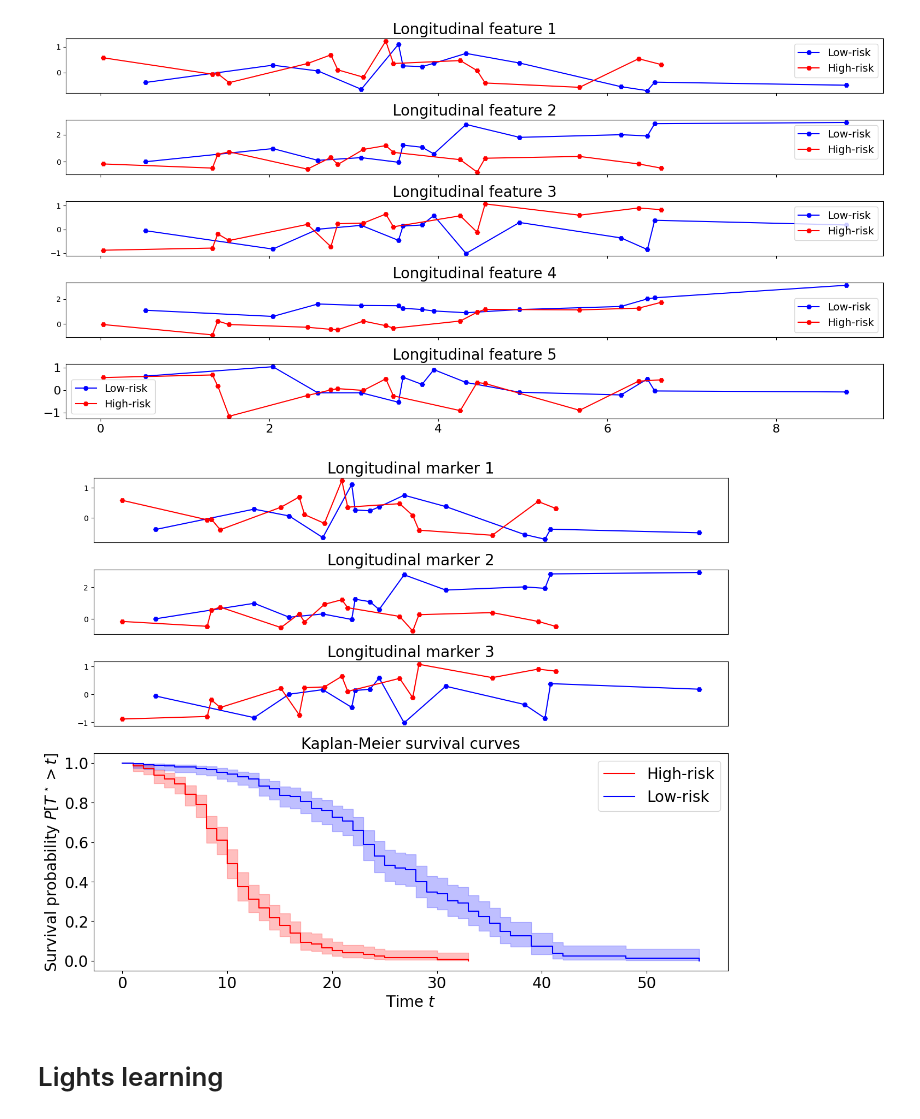
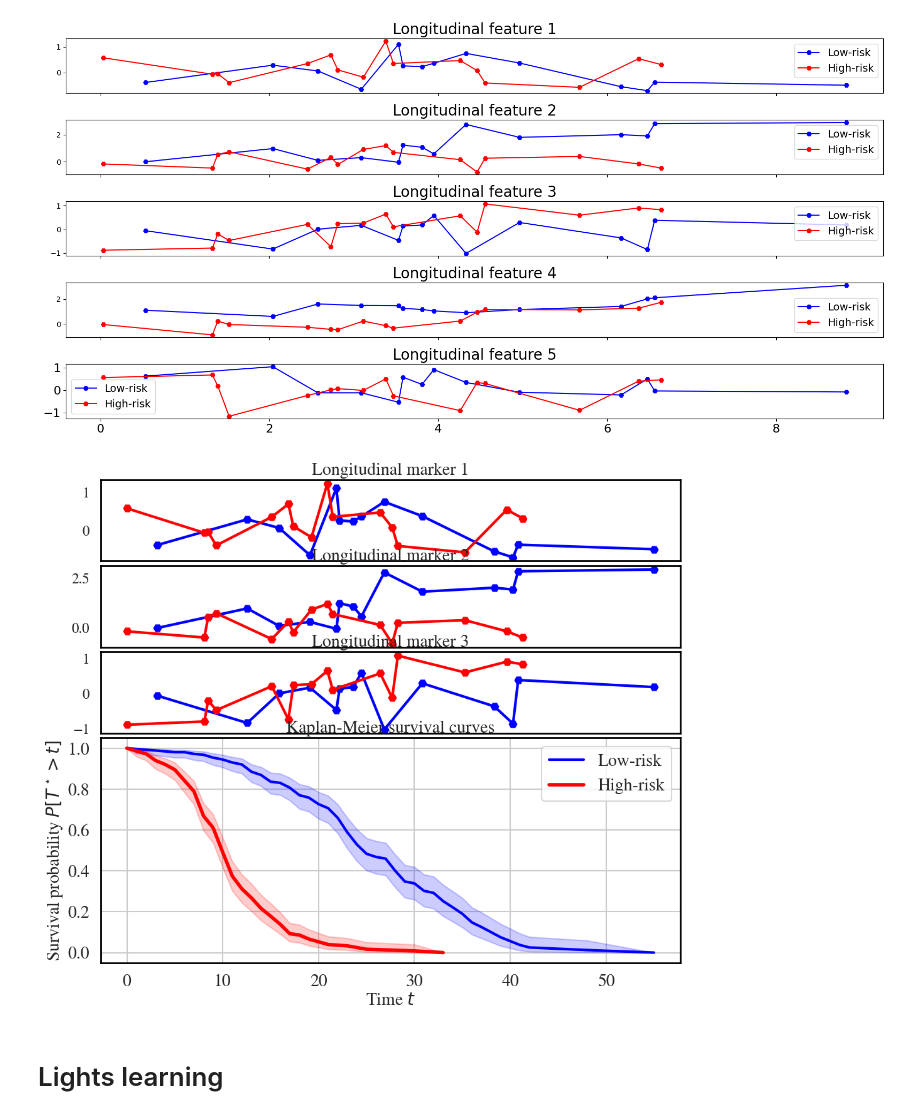
Before and after one commit to Califrais/flash, a Jupyter notebook: FLASH tutorial.ipynb, the cells around one changed output. Cells and saved outputs as stored; diff of their text form; code cells hidden in the pictures.

```diff
--- a/FLASH tutorial.ipynb
+++ b/FLASH tutorial.ipynb
@@ -209,40 +211,68 @@ layout = [
     [ ".", "F", "F", "F", "F", "F", "F", "."],
     [ ".", "F", "F", "F", "F", "F", "F", "."],
     [ ".", "F", "F", "F", "F", "F", "F", "."],
     [ ".", "F", "F", "F", "F", "F", "F", "."],
     [ ".", "F", "F", "F", "F", "F", "F", "."],
     [ ".", "F", "F", "F", "F", "F", "F", "."],
 ]
 strx = ["A", "B", "C"]
+sns.set(style='whitegrid',font="STIXGeneral",context='talk',palette='colorblind')
 fig, ax = plt.subplot_mosaic(layout, figsize=(16,10))
-colors, labels = ['b', 'r'], ['Low-risk', 'High-risk']
+[x.set_linewidth(2) for x in ax["A"].spines.values()]
+[x.set_edgecolor('black') for x in ax["A"].spines.values()]
+[x.set_linewidth(2) for x in ax["B"].spines.values()]
+[x.set_edgecolor('black') for x in ax["B"].spines.values()]
+[x.set_linewidth(2) for x in ax["C"].spines.values()]
+[x.set_edgecolor('black') for x in ax["C"].spines.values()]
+[x.set_linewidth(2) for x in ax["F"].spines.values()]
+[x.set_edgecolor('black') for x in ax["F"].spines.values()]
+
+colors, labels = ['blue', 'red'], ['Low-risk', 'High-risk']
 idxs = [0, 9]
 for k in [1, 2]:
     Y_i = Y[Y.id == idxs[k-1]]
     label, color = labels[k-1], colors[k-1]
-    #for l in range(1, simu.n_long_features + 1):
     for l in range(1, 4):
         Y_il = Y_i[["T_long", "time_dep_feat%s" % l]]
-        ax[strx[l-1]].plot(Y_il["T_long"], Y_il["time_dep_feat%s" % l], label=label, color=color, marker='H',)
+        ax[strx[l-1]].plot(Y_il["T_long"], Y_il["time_dep_feat%s" % l],
+                           label=label, color=color, marker='H', linewidth=3)
         ax[strx[l-1]].set_title("Longitudinal marker %s" % l, fontsize=fontsize)
+        ax[strx[l-1]].grid(False)
         if l < simu.n_long_features:
             ax[strx[l-1]].set_xticks([])
 plt.xticks(fontsize=fontsize)
 plt.yticks(fontsize=fontsize)
 fig.tight_layout()
 
 kmf = KaplanMeierFitter()
-kmf.fit(T[G == 2], delta[G == 2], label="High-risk").plot(ax=ax["F"], c='r', ci_legend=True)
-kmf.fit(T[G == 1], delta[G == 1], label="Low-risk").plot(ax=ax["F"], c='b', ci_legend=True)
+kmf.fit(T[G == 1], delta[G == 1], label="Low-risk")
+time = kmf.survival_function_.index.values
+mean = kmf.survival_function_["Low-risk"].values
+lower = kmf.confidence_interval_survival_function_["Low-risk_lower_0.95"].values
+upper = kmf.confidence_interval_survival_function_["Low-risk_upper_0.95"].values
+ax["F"].plot(time, mean, linewidth=3, color='blue', label="Low-risk")
+ax["F"].fill_between(time, lower, upper, color='blue', alpha=.2)
+
+kmf.fit(T[G == 2], delta[G == 2], label="High-risk")
+time = kmf.survival_function_.index.values
+mean = kmf.survival_function_["High-risk"].values
+lower = kmf.confidence_interval_survival_function_["High-risk_lower_0.95"].values
+upper = kmf.confidence_interval_survival_function_["High-risk_upper_0.95"].values
+ax["F"].plot(time, mean, linewidth=4, color='red', label="High-risk")
+ax["F"].fill_between(time, lower, upper, color='red', alpha=.2)
+
+
 ax["F"].set_xlabel('Time $t$', size=fontsize)
 ax["F"].set_ylabel(r'Survival probability $P[T^\star > t]$', size=fontsize)
 ax["F"].set_title("Kaplan-Meier survival curves", size=fontsize)
 ax["F"].tick_params(labelsize=fontsize)
 ax["F"].legend(fontsize=fontsize)
-plt.savefig('./simulation_data.pdf', bbox_inches='tight')
+if not os.path.exists("results"):
+    os.mkdir("results")
+plt.savefig('results/simulation_data.pdf', bbox_inches='tight')
 plt.show()
 # %% [output]
-[figure, old version]
+[figure, new version]
 # %% [markdown]
 # Lights learning
 # %% [markdown]
```
Also changed, not shown: parts of 15 cells of this notebook, 13 other files.
